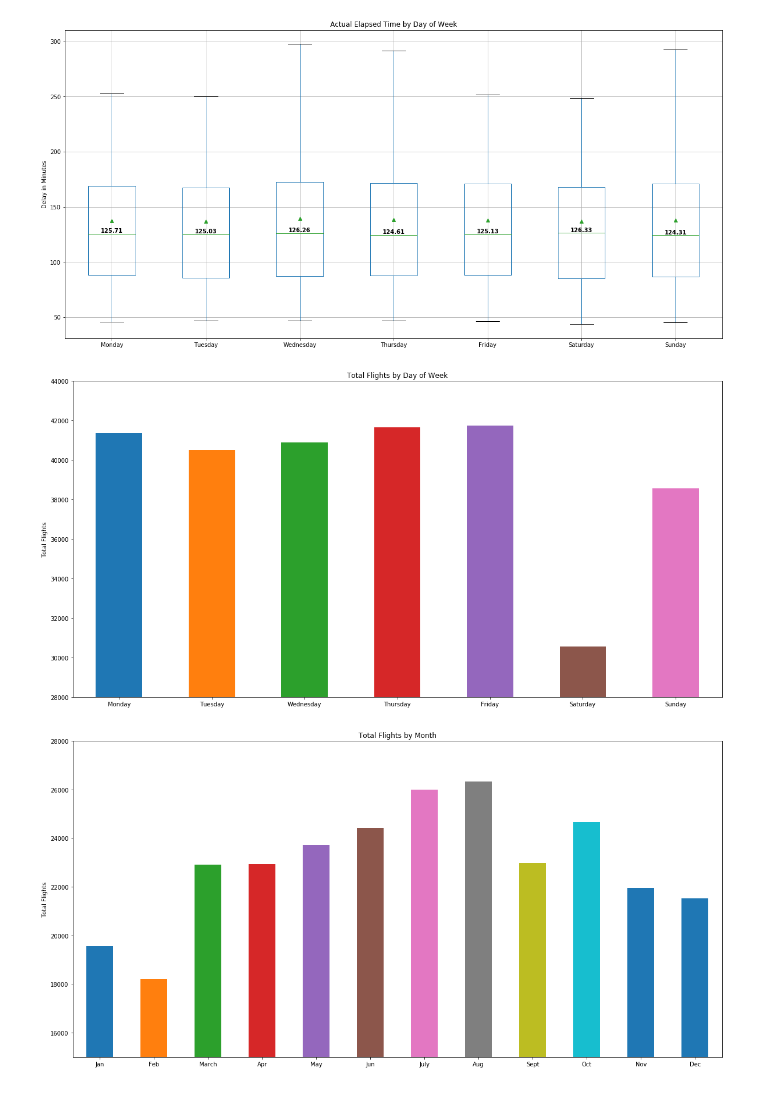
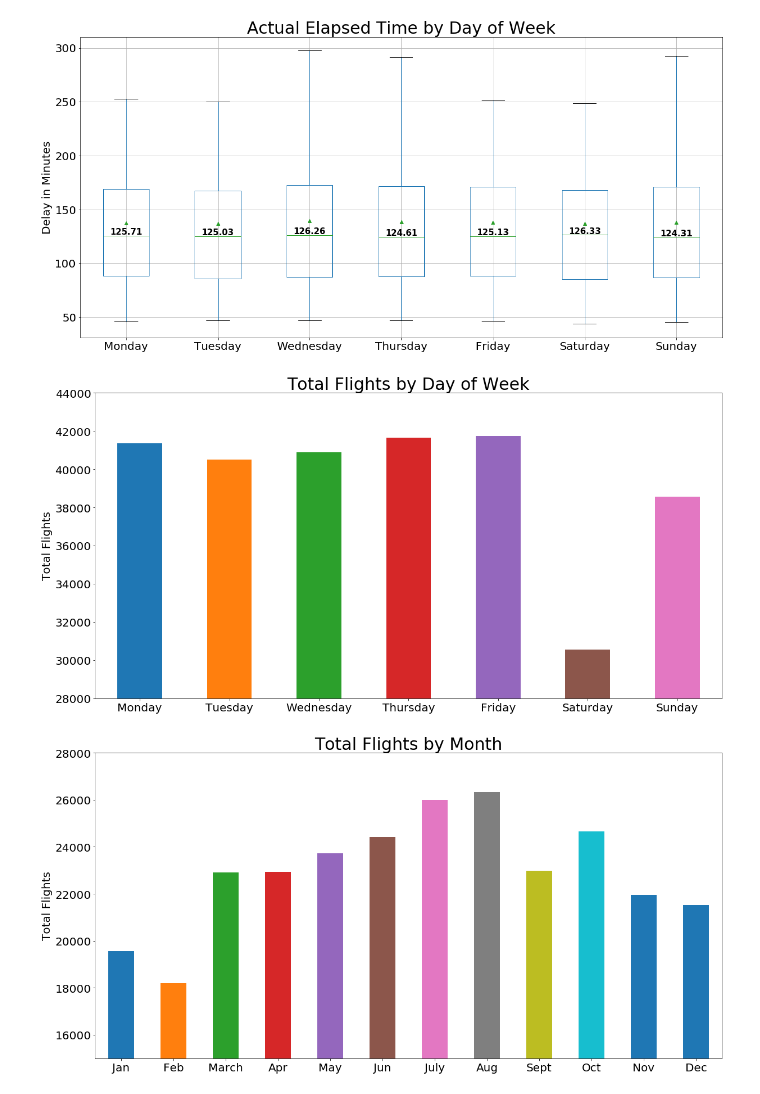
Before and after one commit to HWspam/Delorean, a Jupyter notebook: Delay_Date.ipynb, the cells around one changed output. Cells and saved outputs as stored; diff of their text form; code cells hidden in the pictures.

```diff
--- a/Delay_Date.ipynb
+++ b/Delay_Date.ipynb
@@ -140,11 +140,11 @@ plt.show()
 df_elapsed_day=df_outbound.groupby(["DAY_OF_WEEK","DEST_AIRPORT"]).mean()
 df_elapsed_day=df_elapsed_day.reset_index(drop=False)
 
-box6=df_elapsed_day.boxplot("ACTUAL_ELAPSED_TIME",by=["DAY_OF_WEEK"],figsize=(20,10), showfliers=False, showmeans=True)
-box6.set_xticklabels(Weekdays)
-box6.set_ylabel("Delay in Minutes")
+box6=df_elapsed_day.boxplot("ACTUAL_ELAPSED_TIME",by=["DAY_OF_WEEK"],figsize=(20,10), showfliers=False, showmeans=True, fontsize=20)
+box6.set_xticklabels(Weekdays, fontsize=20)
+box6.set_ylabel("Delay in Minutes", fontsize=20)
 box6.set_xlabel("")
-box6.set_title("Actual Elapsed Time by Day of Week")
+box6.set_title("Actual Elapsed Time by Day of Week", fontsize=30)
 box6.get_figure().suptitle('')
 
 # Label medians
@@ -154,43 +154,43 @@ day_out_aet_mean_values = np.round(out_aet_by_day_mean2["ACTUAL_ELAPSED_TIME"].v
 day_out_aet_mean_values_str = [str(x) for x in day_out_aet_mean_values]
 day_out_aet_pos = range(0,len(day_out_aet_mean_values_str)+1)
 
-for tick,label in zip(pos,box6.get_xticklabels()):
+for tick,label in zip(day_out_aet_pos,box6.get_xticklabels()):
     box6.text(day_out_aet_pos[tick+1], day_out_aet_mean_values[tick]+1.0, day_out_aet_mean_values_str[tick],
-            horizontalalignment='center', color='k', weight='semibold')
+            horizontalalignment='center', color='k', weight='semibold', fontsize=15)
 
 # Save Fig
 plt.savefig("Resources/AET_Day_Delay.png")
 plt.show()
 # %% [output]
-[figure, old version]
+[figure, new version]
 # %%
 total_day=df.groupby("DAY_OF_WEEK").count()
 total_day=total_day.reset_index(drop=False)
-box=total_day.plot.bar(x="DAY_OF_WEEK",y="MONTH",figsize=(20,10), legend=False)
+box=total_day.plot.bar(x="DAY_OF_WEEK",y="MONTH",figsize=(20,10), legend=False, fontsize=20)
 box.set_ylim(28000,44000)
-box.set_xticklabels(Weekdays,rotation=0)
-box.set_ylabel("Total Flights")
+box.set_xticklabels(Weekdays,rotation=0, fontsize=20)
+box.set_ylabel("Total Flights", fontsize=20)
 box.set_xlabel("")
-box.set_title("Total Flights by Day of Week")
+box.set_title("Total Flights by Day of Week", fontsize=30)
 box.get_figure().suptitle('')
 plt.savefig("Resources/Flight_Total_Day.png")
 plt.show()
 # %% [output]
-[figure, old version]
+[figure, new version]
 # %%
 total_month=df.groupby("MONTH").count()
 total_month=total_month.reset_index(drop=False)
-box1=total_month.plot.bar(x="MONTH",y="DAY_OF_WEEK",figsize=(20,10), legend=False)
+box1=total_month.plot.bar(x="MONTH",y="DAY_OF_WEEK",figsize=(20,10), legend=False, fontsize=20)
 box1.set_ylim(15000,28000)
-box1.set_xticklabels(Months,rotation=0)
-box1.set_ylabel("Total Flights")
+box1.set_xticklabels(Months,rotation=0, fontsize=20)
+box1.set_ylabel("Total Flights", fontsize=20)
 box1.set_xlabel("")
-box1.set_title("Total Flights by Month")
+box1.set_title("Total Flights by Month", fontsize=30)
 box1.get_figure().suptitle('')
 plt.savefig("Resources/Flight_Total_Month.png")
 plt.show()
 # %% [output]
-[figure, old version]
+[figure, new version]
 # %%
 df_outbound_delay=df_outbound[["CARRIER_DELAY","WEATHER_DELAY","NAS_DELAY","SECURITY_DELAY","LATE_AIRCRAFT_DELAY"]].fillna(0).sum()
 df_inbound_delay=df_inbound[["CARRIER_DELAY","WEATHER_DELAY","NAS_DELAY","SECURITY_DELAY","LATE_AIRCRAFT_DELAY"]].fillna(0).sum()
```
Also changed, not shown: parts of 7 cells of this notebook, 16 other files.
